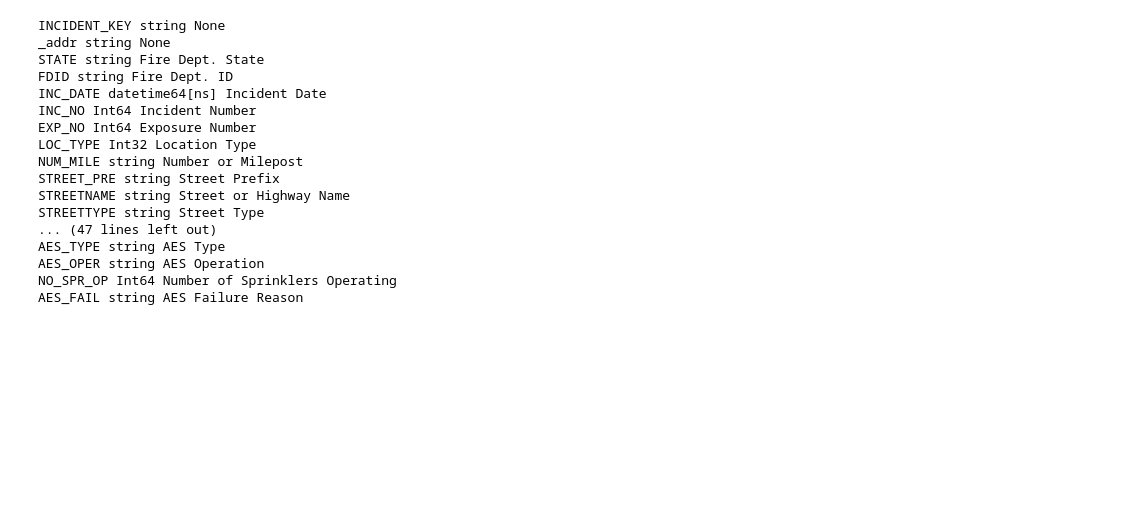
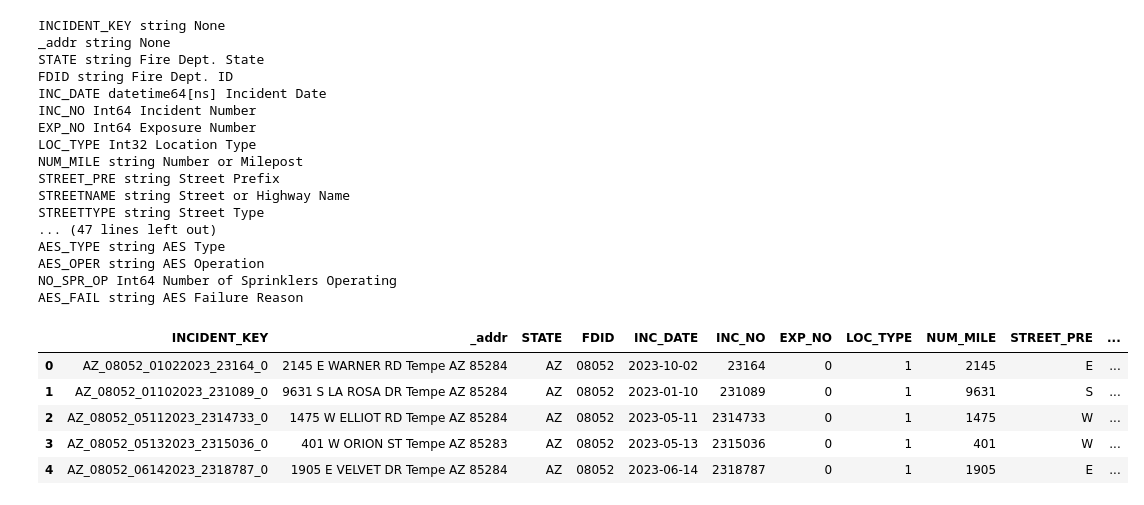
Before and after one commit to alexvng/nfirs-unity-visualization, a Jupyter notebook: fire_data.ipynb, the cells around one changed output. Saved outputs shown, nothing was run; the diff lists cells and outputs as text; code cells hidden in the pictures; blank space fills up the shorter version.

```diff
--- a/fire_data.ipynb
+++ b/fire_data.ipynb
@@ -232,4 +232,13 @@ def label(val,colname):
 
 for col in fires_in_tempe[numeric_cols].columns:
     fires_in_tempe[col] = fires_in_tempe[col].map(lambda val: label(val,col))
+# %%
+fires_in_tempe.head(5)
+# %% [output]
+|  | INCIDENT_KEY | _addr | STATE | FDID | INC_DATE | INC_NO | EXP_NO | LOC_TYPE | NUM_MILE | STREET_PRE | ... |
+| 0 | AZ_08052_01022023_23164_0 | 2145 E WARNER RD Tempe AZ 85284 | AZ | 08052 | 2023-10-02 | 23164 | 0 | 1 | 2145 | E | ... |
+| 1 | AZ_08052_01102023_231089_0 | 9631 S LA ROSA DR Tempe AZ 85284 | AZ | 08052 | 2023-01-10 | 231089 | 0 | 1 | 9631 | S | ... |
+| 2 | AZ_08052_05112023_2314733_0 | 1475 W ELLIOT RD Tempe AZ 85284 | AZ | 08052 | 2023-05-11 | 2314733 | 0 | 1 | 1475 | W | ... |
+| 3 | AZ_08052_05132023_2315036_0 | 401 W ORION ST Tempe AZ 85283 | AZ | 08052 | 2023-05-13 | 2315036 | 0 | 1 | 401 | W | ... |
+| 4 | AZ_08052_06142023_2318787_0 | 1905 E VELVET DR Tempe AZ 85284 | AZ | 08052 | 2023-06-14 | 2318787 | 0 | 1 | 1905 | E | ... |
 # %%
```
Also changed, not shown: parts of 5 cells of this notebook, 1 other file.
